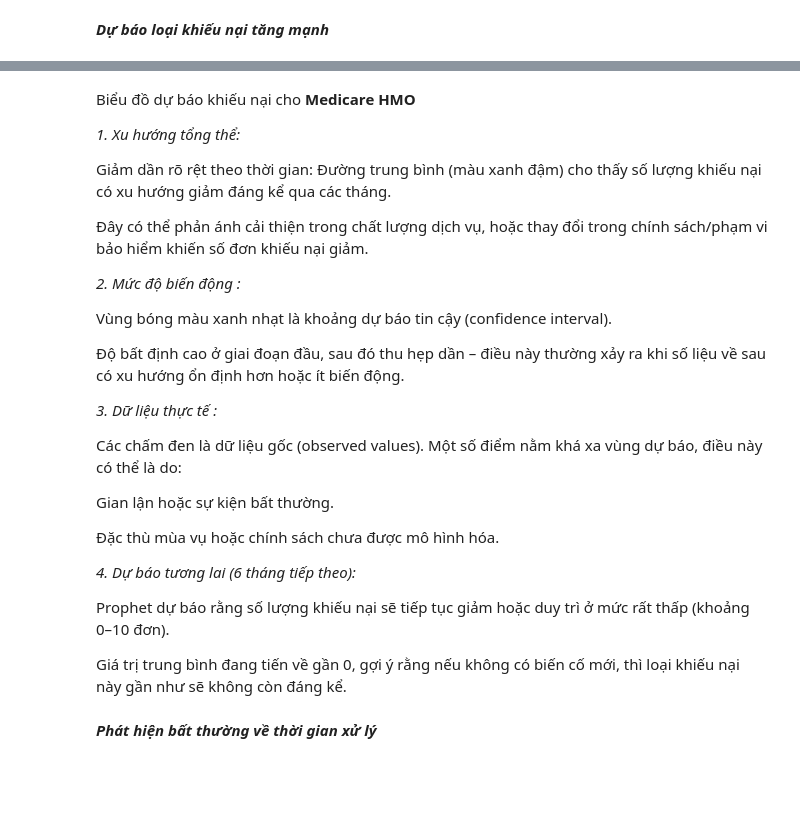
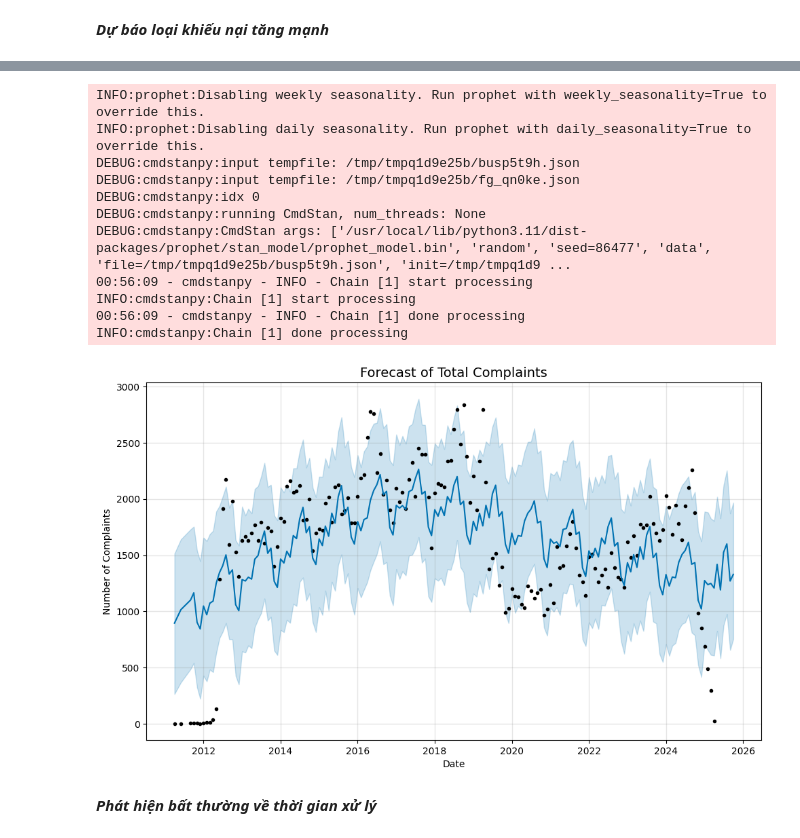
Before and after one commit to SylphinPhan/Project-Khi-u-N-i, a Jupyter notebook: Huy_Phan_Project_Khiếu_Nại.ipynb, the cells around one changed output, grey strips where cells are left out. Cells and saved outputs as stored; diff of their text form; code cells hidden in the pictures; blank space fills up the shorter version.

```diff
--- a/Huy_Phan_Project_Khiếu_Nại.ipynb
+++ b/Huy_Phan_Project_Khiếu_Nại.ipynb
@@ -933,32 +859,44 @@ Forecast for Employee Retirement System
-# %% [markdown]
-
-Biểu đồ dự báo khiếu nại cho **Medicare HMO**
-
-*1. Xu hướng tổng thể:*
-
-Giảm dần rõ rệt theo thời gian: Đường trung bình (màu xanh đậm) cho thấy số lượng khiếu nại có xu hướng giảm đáng kể qua các tháng.
-
-Đây có thể phản ánh cải thiện trong chất lượng dịch vụ, hoặc thay đổi trong chính sách/phạm vi bảo hiểm khiến số đơn khiếu nại giảm.
-
-*2. Mức độ biến động :*
-
-Vùng bóng màu xanh nhạt là khoảng dự báo tin cậy (confidence interval).
-
-Độ bất định cao ở giai đoạn đầu, sau đó thu hẹp dần – điều này thường xảy ra khi số liệu về sau có xu hướng ổn định hơn hoặc ít biến động.
-
-*3. Dữ liệu thực tế :*
-
-Các chấm đen là dữ liệu gốc (observed values). Một số điểm nằm khá xa vùng dự báo, điều này có thể là do:
-
-Gian lận hoặc sự kiện bất thường.
-
-Đặc thù mùa vụ hoặc chính sách chưa được mô hình hóa.
-
-*4. Dự báo tương lai (6 tháng tiếp theo):*
-
-Prophet dự báo rằng số lượng khiếu nại sẽ tiếp tục giảm hoặc duy trì ở mức rất thấp (khoảng 0–10 đơn).
-
-Giá trị trung bình đang tiến về gần 0, gợi ý rằng nếu không có biến cố mới, thì loại khiếu nại này gần như sẽ không còn đáng kể.
+# %%
+from prophet import Prophet
+import matplotlib.pyplot as plt
+import pandas as pd
+
+# Giả sử df có cột 'Month' dạng datetime hoặc chuỗi có thể chuyển đổi
+df['Month'] = pd.to_datetime(df['Month'])
+
+# Tổng số khiếu nại theo từng tháng (không cần cột 'count')
+df_total = df.groupby('Month').size().reset_index(name='y')
+
+# Đổi tên cột cho phù hợp với Prophet
+df_total = df_total.rename(columns={'Month': 'ds'})
+
+# Tạo và huấn luyện mô hình
+model = Prophet()
+model.fit(df_total)
+
+# Dự báo 6 tháng tiếp theo
+future = model.make_future_dataframe(periods=6, freq='M')
+forecast = model.predict(future)
+
+# Vẽ biểu đồ
+fig = model.plot(forecast)
+fig.gca().set_title("Forecast of Total Complaints", fontsize=14)
+plt.xlabel("Date")
+plt.ylabel("Number of Complaints")
+plt.show()
+# %% [output]
+INFO:prophet:Disabling weekly seasonality. Run prophet with weekly_seasonality=True to override this.
+INFO:prophet:Disabling daily seasonality. Run prophet with daily_seasonality=True to override this.
+DEBUG:cmdstanpy:input tempfile: /tmp/tmpq1d9e25b/busp5t9h.json
+DEBUG:cmdstanpy:input tempfile: /tmp/tmpq1d9e25b/fg_qn0ke.json
+DEBUG:cmdstanpy:idx 0
+DEBUG:cmdstanpy:running CmdStan, num_threads: None
+DEBUG:cmdstanpy:CmdStan args: ['/usr/local/lib/python3.11/dist-packages/prophet/stan_model/prophet_model.bin', 'random', 'seed=86477', 'data', 'file=/tmp/tmpq1d9e25b/busp5t9h.json', 'init=/tmp/tmpq1d9 ...
+00:56:09 - cmdstanpy - INFO - Chain [1] start processing
+INFO:cmdstanpy:Chain [1] start processing
+00:56:09 - cmdstanpy - INFO - Chain [1] done processing
+INFO:cmdstanpy:Chain [1] done processing
+[figure, added]
 # %% [markdown]
 ***Phát hiện bất thường về thời gian xử lý***
 # %%
```
Also changed, not shown: parts of 5 cells of this notebook.
